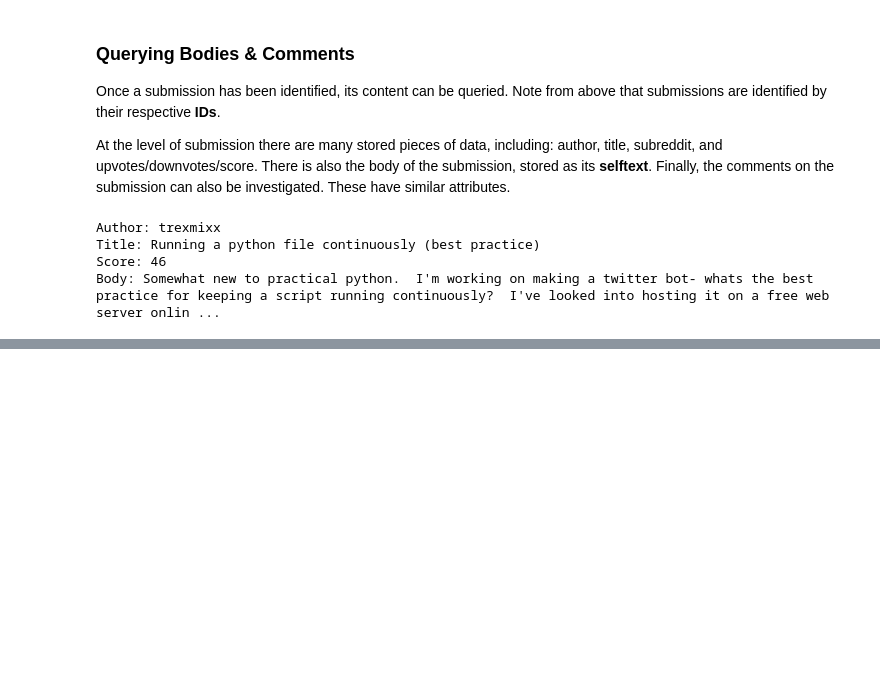
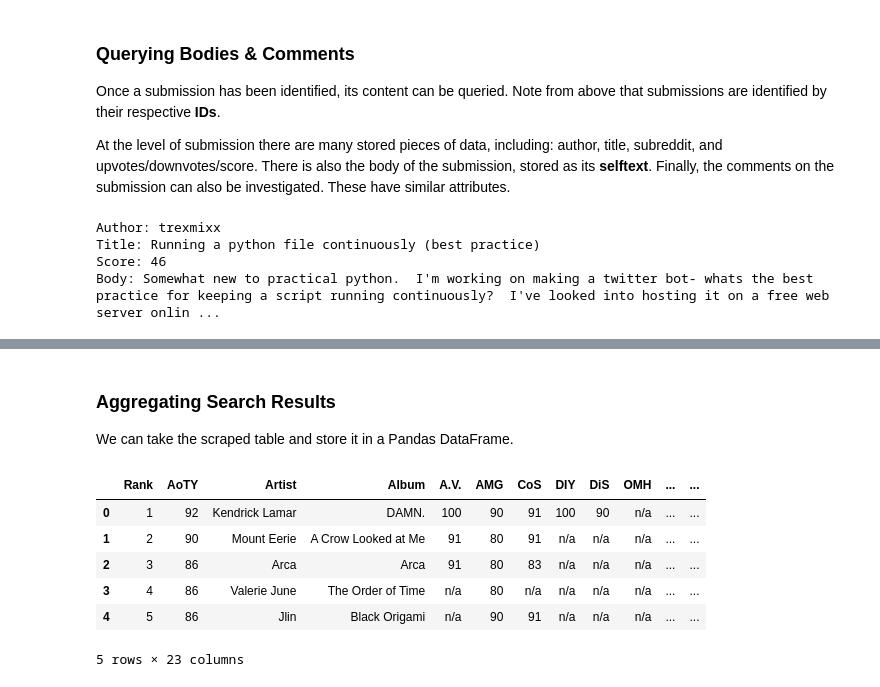
Before and after one commit to szorowi1/qmss2017, a Jupyter notebook: module5/module5_notes.ipynb, the cells around one changed output, grey strips where cells are left out. Saved outputs shown, nothing was run; the diff lists cells and outputs as text; code cells hidden in the pictures; blank space fills up the shorter version.

Commit message:
module 5 edits: BeautifulSoup + API list

```diff
--- a/module5/module5_notes.ipynb
+++ b/module5/module5_notes.ipynb
@@ -668,0 +677,18 @@ Unfortunately, the developer of the tutorial did not have access to any Amazon W
+# %%
+import requests
+from bs4 import BeautifulSoup
+
+## Define URL for scraping.
+url = 'http://www.albumoftheyear.org/ratings/overall/2017/'
+
+## Make request.
+request = requests.get(url)
+
+## Define a new BeautifulSoup object from the HTML
+## of the requested website, and specifying lxml
+## as the background library for parsing.
+soup = BeautifulSoup(request.text, 'lxml')
+
+## Call the prettify function to print the HTML in a
+## human readable format.
+print(soup.prettify()[:1000])
@@ -668,0 +756,7 @@ Unfortunately, the developer of the tutorial did not have access to any Amazon W
+# %%
+rows = []
+for link in soup.find_all('tr'):
+    rows.append( [descendant for descendant in link.descendants if isinstance(descendant,str)] )
+
+for row in rows[:5]:
+    print(row)
@@ -668,0 +769,22 @@ Unfortunately, the developer of the tutorial did not have access to any Amazon W
+# %% [markdown]
+### Aggregating Search Results
+We can take the scraped table and store it in a Pandas DataFrame.
+# %%
+from pandas import DataFrame
+
+## Define colnames (with a bit of hacking).
+colnames = ['Rank'] + [col for sublist in rows[0] for col in sublist.replace(' ','').split('/')]
+
+## Store contents as DataFrame, skipping over rows
+## identical to the first row.
+df = DataFrame([row for row in rows if not row == rows[0]], columns=colnames)
+
+df.head(5)
+# %% [output]
+|  | Rank | AoTY | Artist | Album | A.V. | AMG | CoS | DIY | DiS | OMH | ... | ... |
+| 0 | 1 | 92 | Kendrick Lamar | DAMN. | 100 | 90 | 91 | 100 | 90 | n/a | ... | ... |
+| 1 | 2 | 90 | Mount Eerie | A Crow Looked at Me | 91 | 80 | 91 | n/a | n/a | n/a | ... | ... |
+| 2 | 3 | 86 | Arca | Arca | 91 | 80 | 83 | n/a | n/a | n/a | ... | ... |
+| 3 | 4 | 86 | Valerie June | The Order of Time | n/a | 80 | n/a | n/a | n/a | n/a | ... | ... |
+| 4 | 5 | 86 | Jlin | Black Origami | n/a | 90 | 91 | n/a | n/a | n/a | ... | ... |
+5 rows × 23 columns
```
Also changed, not shown: parts of 30 cells of this notebook, 1 other file.
